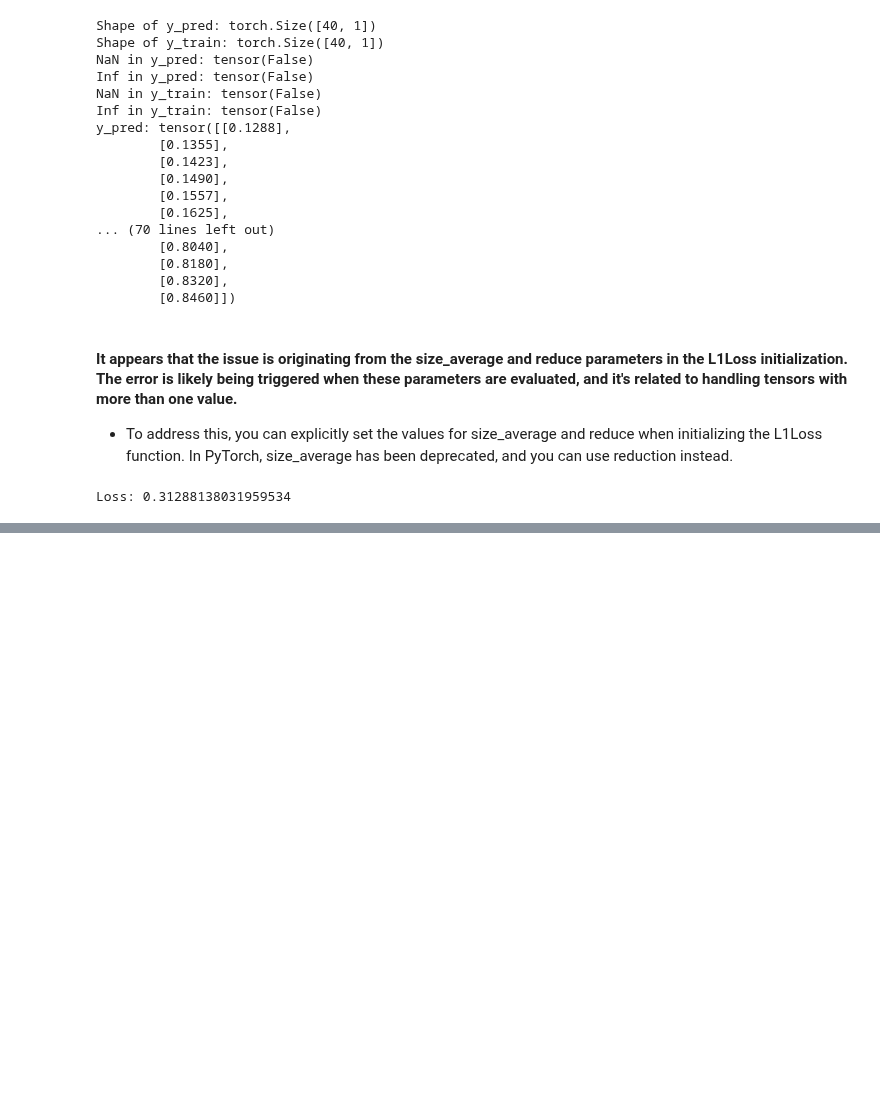
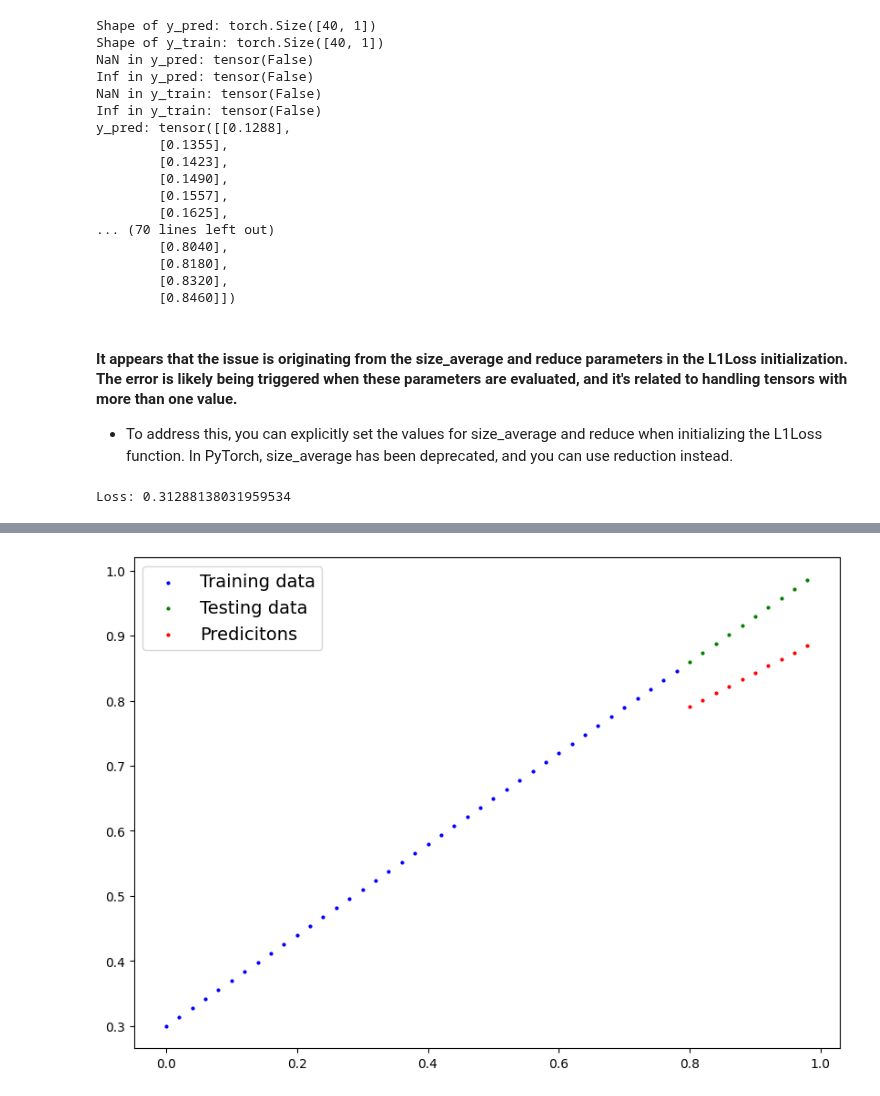
Before and after one commit to end-9214/codespaces-jupyter-Machine-learning-Beginner, a Jupyter notebook: notebooks/01_pytorch_workflow.ipynb, the cells around one changed output, grey strips where cells are left out. Drawn from its saved outputs; the diff is of its cells as text; code cells hidden in the pictures; blank space fills up the shorter version.

```diff
--- a/notebooks/01_pytorch_workflow.ipynb
+++ b/notebooks/01_pytorch_workflow.ipynb
@@ -470,7 +470,15 @@ for epoch in range(epochs):
 
 
     ### Testing
-    model_0.eval() # turns off gradient tracking
+    model_0.eval() # turns off different settings in the model not needed for evaluation/testing (dropout, batchnorm etc.)
+    with torch.inference_mode(): # turns off gradient tracking & a couple more things behind the scenecs
+    with torch.no_grad(): # you may also see torch.no_grad in older PyTorch code
+        #1. Do forward pass
+        test_pred = model_0(X_test)
+
+        #2. Calculate loss
+        test_loss = loss_fn(test_pred, y_test)
+
 
     # Print out model state_dict()
     print(model_0.state_dict())
@@ -479,0 +488,3 @@ OrderedDict([('weights', tensor([0.5168])), ('bias', tensor([0.3768]))])
+# %%
+with torch.inference_mode():
+    y_preds_new = model_0(X_test)
@@ -479,0 +495,4 @@ OrderedDict([('weights', tensor([0.5168])), ('bias', tensor([0.3768]))])
+# %%
+plot_predictions(predictions=y_preds_new)
+# %% [output]
+[figure, added]
```
Also changed, not shown: parts of 2 cells of this notebook.
